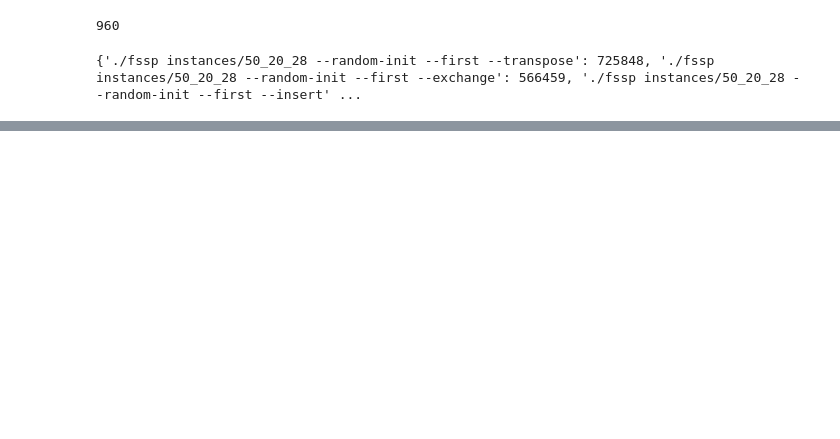
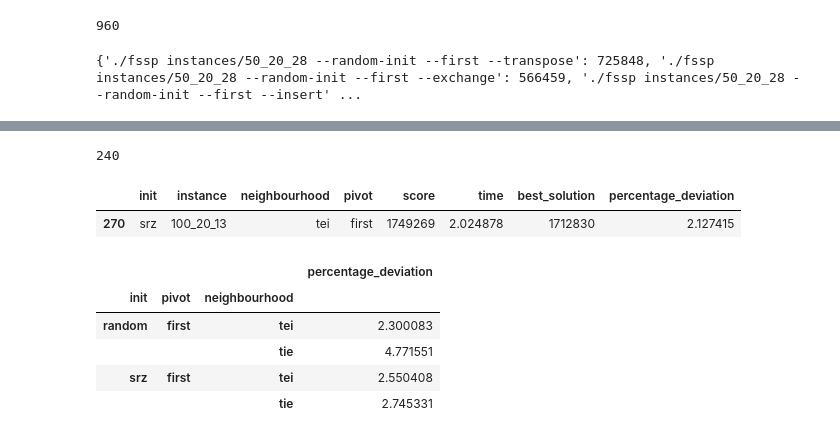
Before and after one commit to t00n/heuristics, a Jupyter notebook: impl1/src/exercise 1.ipynb, the cells around one changed output, grey strips where cells are left out. Cells and saved outputs as stored; diff of their text form; code cells hidden in the pictures; blank space fills up the shorter version.

```diff
--- a/impl1/src/exercise 1.ipynb
+++ b/impl1/src/exercise 1.ipynb
@@ -224,3 +203,21 @@ student_ttest_rel > 0.05
 | (srz, first, exchange) | False | False | False | False | ... |
 | (srz, first, insert) | False | False | False | False | ... |
 | (srz, first, transpose) | False | False | False | False | ... |
+# %%
+exercise2 = merged[(merged.neighbourhood == "tei") | (merged.neighbourhood == "tie")]
+print(len(exercise2))
+exercise2.sample()
+# %% [output]
+240
+|  | init | instance | neighbourhood | pivot | score | time | best_solution | percentage_deviation |
+| 270 | srz | 100_20_13 | tei | first | 1749269 | 2.024878 | 1712830 | 2.127415 |
+# %%
+exercise2_groupby_algos = exercise2.groupby(['init', 'pivot', 'neighbourhood'])
+exercise2_groupby_algos.mean()[['percentage_deviation']]
+# %% [output]
+|  |  |  | percentage_deviation |
+| init | pivot | neighbourhood |  |
+| random | first | tei | 2.300083 |
+|  |  | tie | 4.771551 |
+| srz | first | tei | 2.550408 |
+|  |  | tie | 2.745331 |
```
Also changed, not shown: parts of 11 cells of this notebook.
